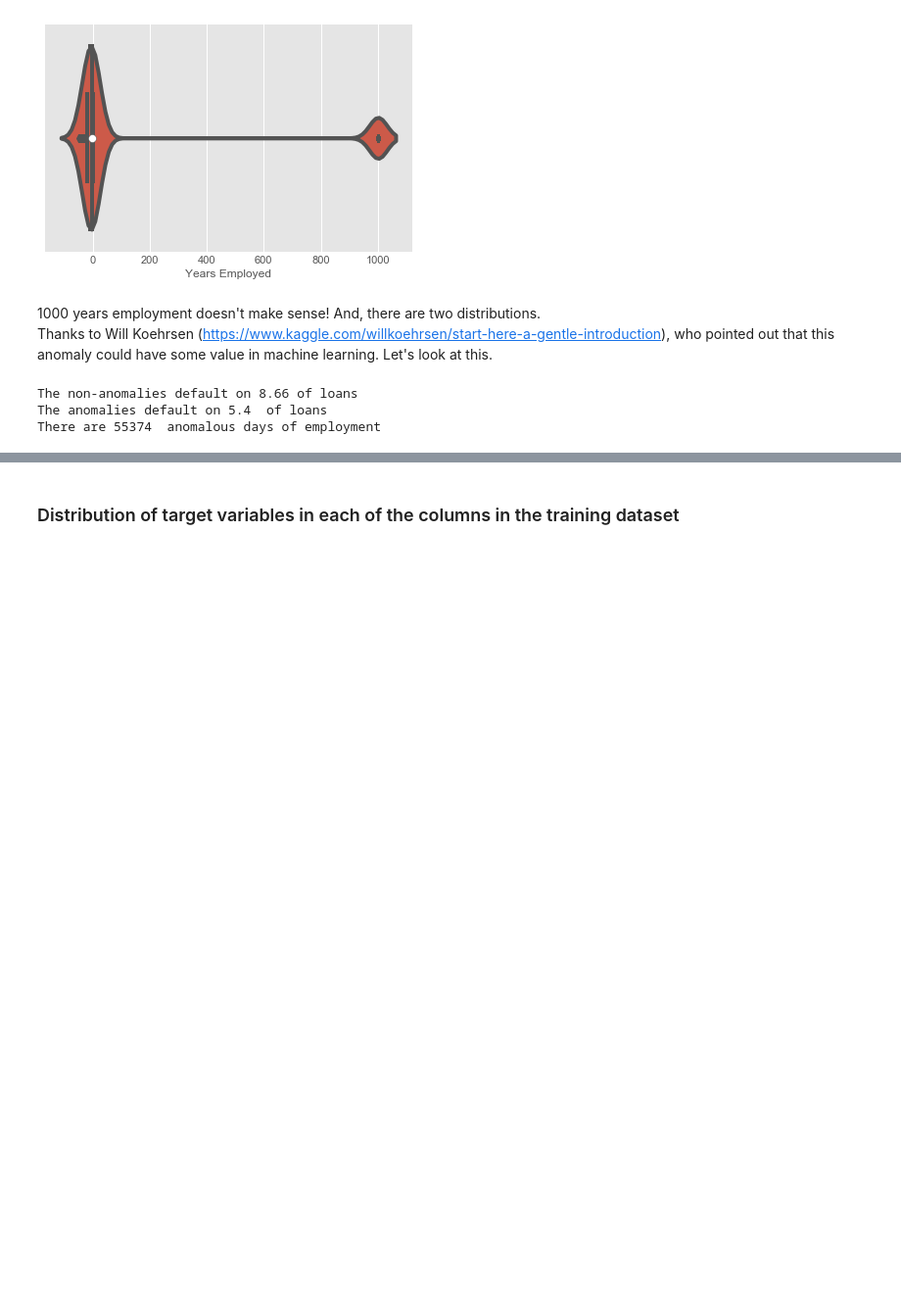
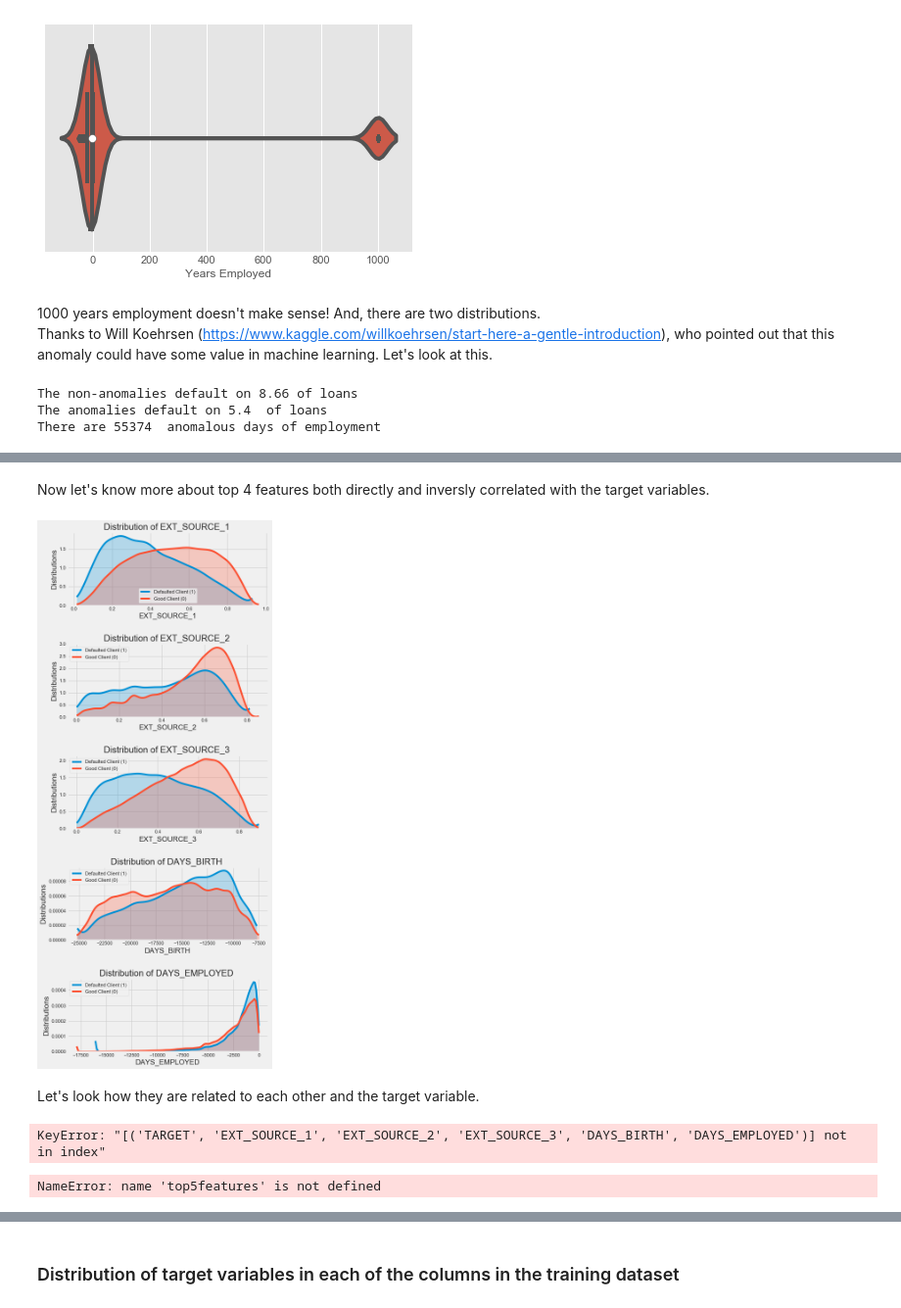
Before and after one commit to zahid1202/Credit_Default_Risk, a Jupyter notebook: CreditCardFraud.ipynb, the cells around one changed output, grey strips where cells are left out. Shown at 98% size. Cells and saved outputs as stored; diff of their text form; code cells hidden in the pictures; blank space fills up the shorter version.

```diff
--- a/CreditCardFraud.ipynb
+++ b/CreditCardFraud.ipynb
@@ -359,0 +363,3 @@ test = anomaly_correction(test, feature = "DAYS_EMPLOYED", integer=365243)
+# %%
+train[["DAYS_EMPLOYED","DAYS_BIRTH"]] = train[["DAYS_EMPLOYED","DAYS_BIRTH"]].apply(lambda x: x*(-1))
+test[["DAYS_EMPLOYED","DAYS_BIRTH"]]= test[["DAYS_EMPLOYED","DAYS_BIRTH"]].apply(lambda x: x*(-1))
@@ -360,12 +390,12 @@ test = anomaly_correction(test, feature = "DAYS_EMPLOYED", integer=365243)
+# %% [markdown]
+Now let's know more about top 4 features both directly and inversly correlated with the target variables.
 # %%
 def kdeplot(df, feature_list = None, plot_style = 'fivethirtyeight' ):
     plt.style.use(plot_style)
-    plt.figure(figsize =(12,14))
+    plt.figure(figsize =(8,18))
     for idx, ft in enumerate(feature_list):
         plt.subplot(len(feature_list),1, idx+1)
-        one = (df.loc[df["TARGET"]==1, ft]).max()
-        zero = (df.loc[df["TARGET"]==0, ft]).max()
-        ymax = max(one,zero)
+
         sns.kdeplot(df.loc[df["TARGET"]==1, ft], shade =True, cut =0, label ="Defaulted Client (1)")
 
         sns.kdeplot(df.loc[df["TARGET"]==0, ft], shade =True, cut =0, label ="Good Client (0)")
@@ -380,5 +410,14 @@ def kdeplot(df, feature_list = None, plot_style = 'fivethirtyeight' ):
 
 
     plt.tight_layout(pad=1.8,h_pad = 2.5, rect =(0,0,1,1))
+# %%
+# Top 4 inversely correlated features
+kdeplot(train, feature_list = ['EXT_SOURCE_1', 'EXT_SOURCE_2', 'EXT_SOURCE_3',"DAYS_BIRTH","DAYS_EMPLOYED"])
+# %% [output]
+[figure, added]
+# %% [markdown]
+Let's look how they are related to each other and the target variable.
 # %%
-train.loc[train["TARGET"]==1,['EXT_SOURCE_1', 'EXT_SOURCE_2']].head()
+top5features= train[[["TARGET",'EXT_SOURCE_1', 'EXT_SOURCE_2', 'EXT_SOURCE_3',"DAYS_BIRTH","DAYS_EMPLOYED"]]]
+# %% [output]
+KeyError: "[('TARGET', 'EXT_SOURCE_1', 'EXT_SOURCE_2', 'EXT_SOURCE_3', 'DAYS_BIRTH', 'DAYS_EMPLOYED')] not in index"
@@ -431,0 +424,8 @@ train.AMT_INCOME_TOTAL[np.abs(stats.zscore(train.AMT_INCOME_TOTAL))].head()
+# %%
+grid = sns.PairGrid(data = top5features, size = 3, diag_sharey=False,
+                    hue = 'TARGET')
+grid.map_upper(plt.hist, alpha = 0.3)
+grid.map_diag(sns.kdeplot)
+grid.map_lower(sns.kdeplot)
+# %% [output]
+NameError: name 'top5features' is not defined
```
Also changed, not shown: parts of 13 cells of this notebook.
